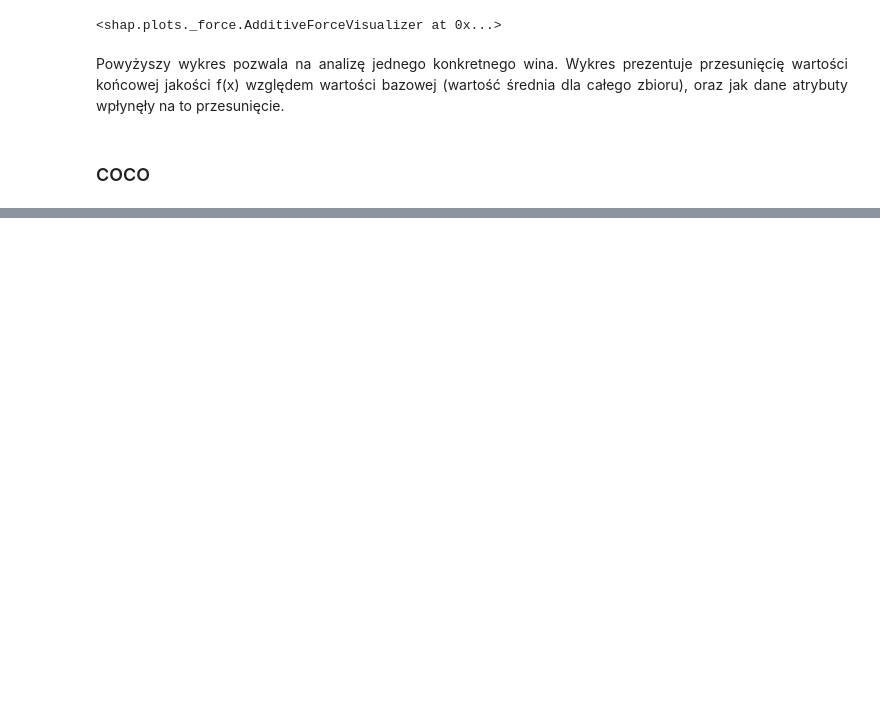
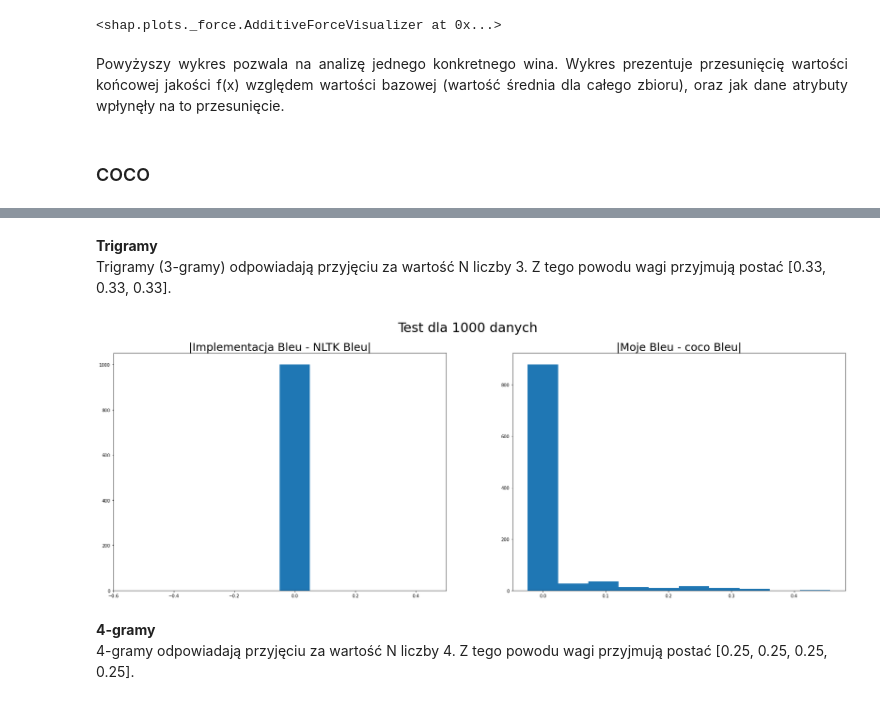
Before and after one commit to DanielSlusarczyk/NLP-Metrics, a Jupyter notebook: Projekt.ipynb, the cells around one changed output, grey strips where cells are left out. Saved outputs shown, nothing was run; the diff lists cells and outputs as text; code cells hidden in the pictures; blank space fills up the shorter version.

```diff
--- a/Projekt.ipynb
+++ b/Projekt.ipynb
@@ -883,3 +940,17 @@ test(coco, cocoRes, evals, [1])
+# %% [markdown]
+<b>Trigramy</b>
+<br>
+Trigramy (3-gramy) odpowiadają przyjęciu za wartość N liczby 3. Z tego powodu wagi przyjmują postać [0.33, 0.33, 0.33].
+# %%
+from funkcje.Test import *
+evals = cocoEval.evalImgs
+test(coco, cocoRes, evals, [0.33, 0.33, 0.33])
+# %% [output]
+[figure, added]
+# %% [markdown]
+<b>4-gramy</b>
+<br>
+4-gramy odpowiadają przyjęciu za wartość N liczby 4. Z tego powodu wagi przyjmują postać [0.25, 0.25, 0.25, 0.25].
 # %%
 from funkcje.Test import *
 evals = cocoEval.evalImgs
```
Also changed, not shown: parts of 16 cells of this notebook, 3 other files.
